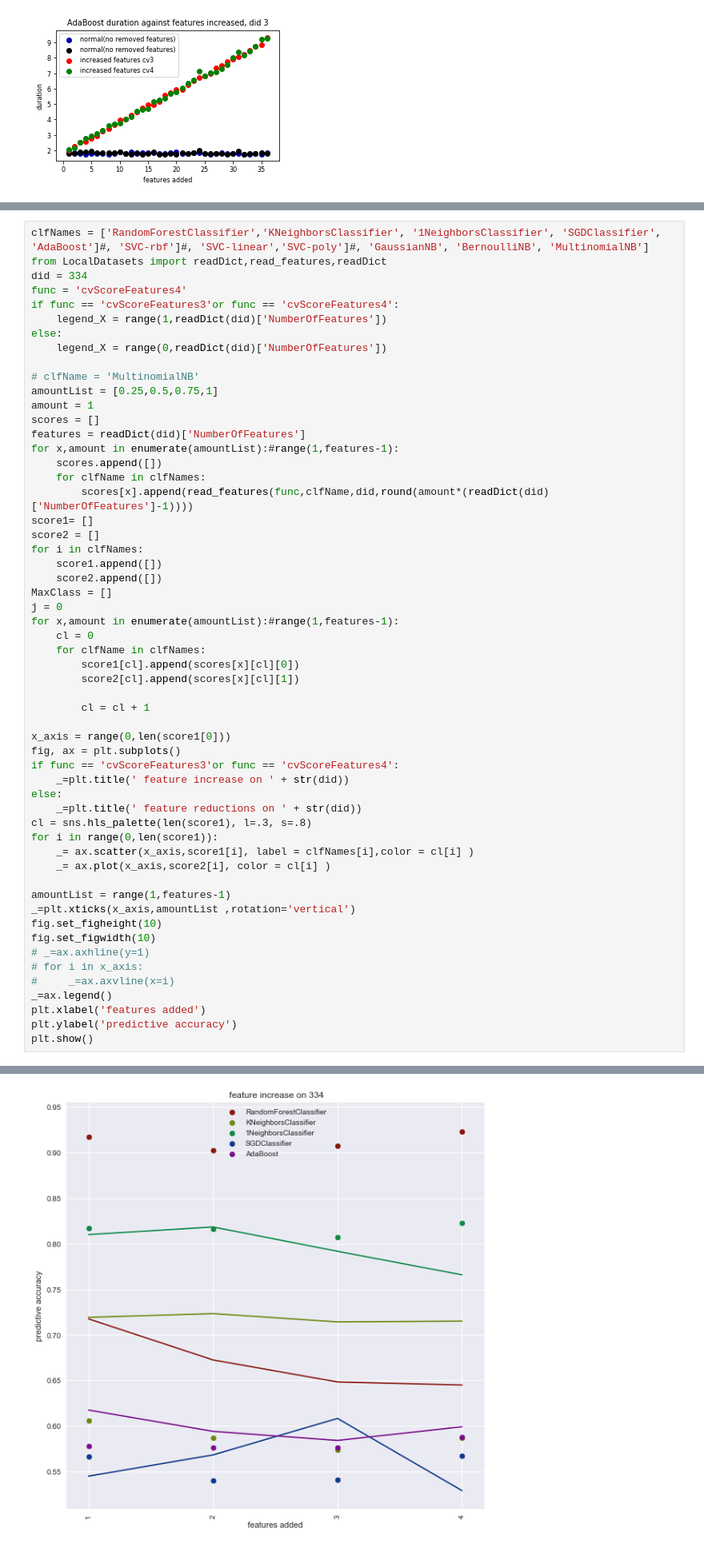
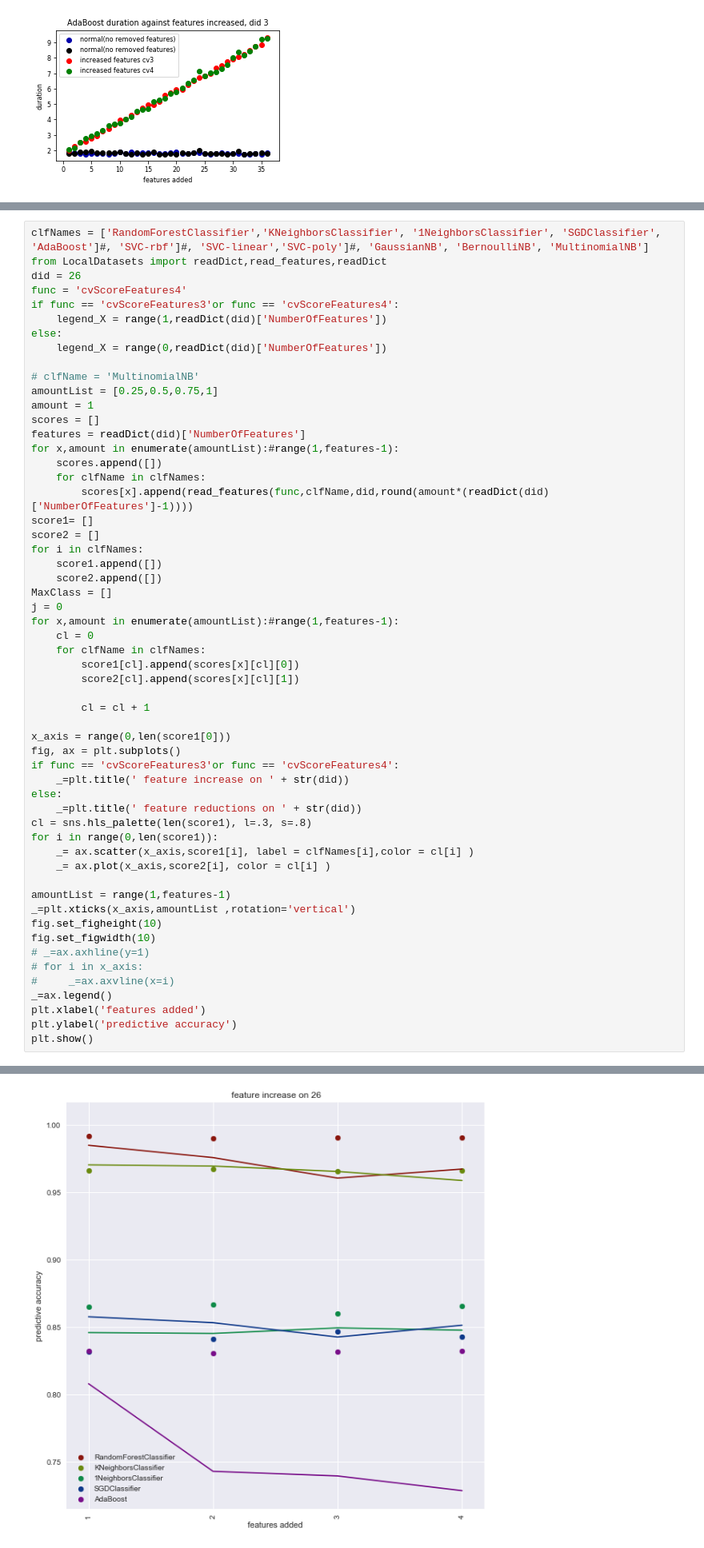
Before and after one commit to lieeuwos/Primitive_annotations, a Jupyter notebook: Presenting.ipynb, the cells around one changed output, grey strips where cells are left out. Shown at 80% size. Saved outputs shown, nothing was run; the diff lists cells and outputs as text.

```diff
--- a/Presenting.ipynb
+++ b/Presenting.ipynb
@@ -427,7 +427,7 @@ plt.show()
 # %%
 clfNames = ['RandomForestClassifier','KNeighborsClassifier', '1NeighborsClassifier', 'SGDClassifier', 'AdaBoost']#, 'SVC-rbf']#, 'SVC-linear','SVC-poly']#, 'GaussianNB', 'BernoulliNB', 'MultinomialNB']
 from LocalDatasets import readDict,read_features,readDict
-did = 334
+did = 26
 func = 'cvScoreFeatures4'
 if func == 'cvScoreFeatures3'or func == 'cvScoreFeatures4':
     legend_X = range(1,readDict(did)['NumberOfFeatures'])
@@ -456,34 +456,34 @@ for x,amount in enumerate(amountList):#range(1,features-1):
         score1[cl].append(scores[x][cl][0])
         score2[cl].append(scores[x][cl][1])
 
         cl = cl + 1
 
 x_axis = range(0,len(score1[0]))
 fig, ax = plt.subplots()
 if func == 'cvScoreFeatures3'or func == 'cvScoreFeatures4':
     _=plt.title(' feature increase on ' + str(did))
 else:
     _=plt.title(' feature reductions on ' + str(did))
 cl = sns.hls_palette(len(score1), l=.3, s=.8)
 for i in range(0,len(score1)):
     _= ax.scatter(x_axis,score1[i], label = clfNames[i],color = cl[i] )
     _= ax.plot(x_axis,score2[i], color = cl[i] )
 
 amountList = range(1,features-1)
 _=plt.xticks(x_axis,amountList ,rotation='vertical')
 fig.set_figheight(10)
 fig.set_figwidth(10)
 # _=ax.axhline(y=1)
 # for i in x_axis:
 #     _=ax.axvline(x=i)
 _=ax.legend()
 plt.xlabel('features added')
 plt.ylabel('predictive accuracy')
 plt.show()
 # %% [output]
 <matplotlib.text.Text at 0x...>
 <matplotlib.text.Text at 0x...>
-[figure, old version]
+[figure, new version]
 # %%
 from LocalDatasets import read_duration,readDict
 
```
Also changed, not shown: parts of 1 cell of this notebook, 2 other files.
